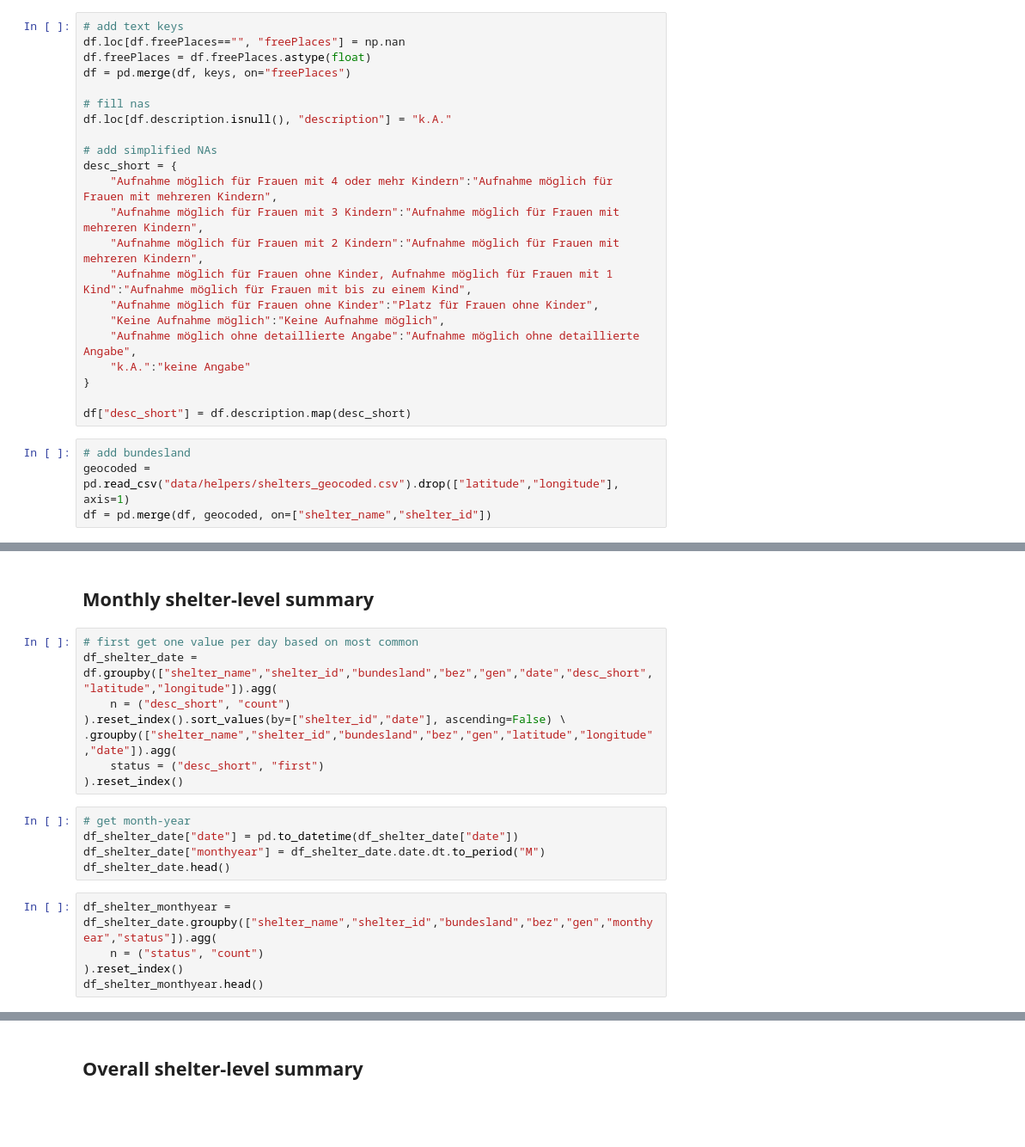
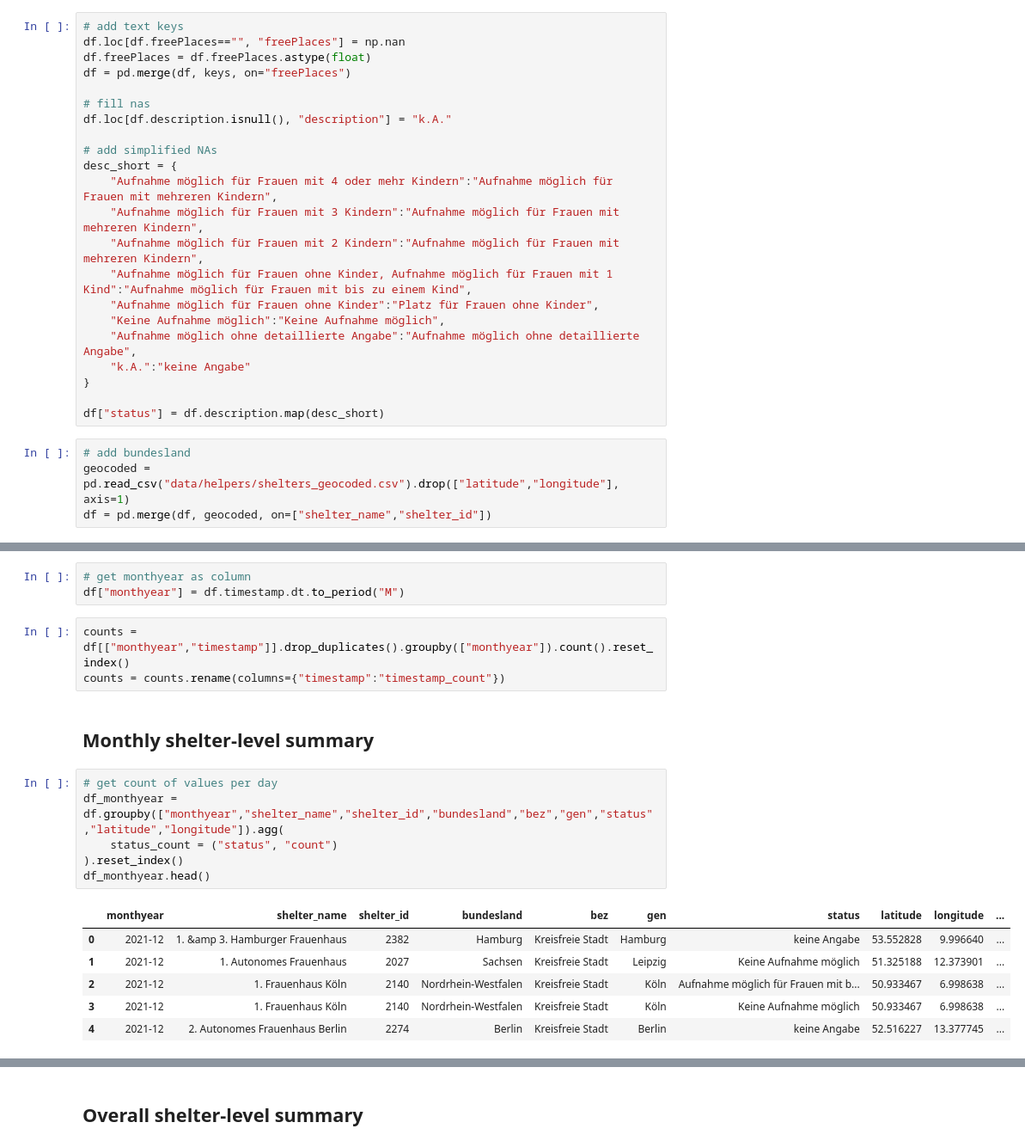
Before and after one commit to correctiv/frauenhaus-scraper, a Jupyter notebook: analysis.ipynb, the cells around one changed output, grey strips where cells are left out. Shown: that part at 86% size. Saved outputs shown, nothing was run; the diff lists cells and outputs as text; blank space fills up the shorter version.

```diff
--- a/analysis.ipynb
+++ b/analysis.ipynb
@@ -57,7 +55,7 @@ desc_short = {
     "k.A.":"keine Angabe"
 }
 
-df["desc_short"] = df.description.map(desc_short)
+df["status"] = df.description.map(desc_short)
 # %%
 # add bundesland
 geocoded = pd.read_csv("data/helpers/shelters_geocoded.csv").drop(["latitude","longitude"], axis=1)
@@ -67,22 +63,23 @@ df.head()
+# %%
+# get monthyear as column
+df["monthyear"] = df.timestamp.dt.to_period("M")
+# %%
+counts = df[["monthyear","timestamp"]].drop_duplicates().groupby(["monthyear"]).count().reset_index()
+counts = counts.rename(columns={"timestamp":"timestamp_count"})
 # %% [markdown]
 ## Monthly shelter-level summary
-# %%
-# first get one value per day based on most common
-df_shelter_date = df.groupby(["shelter_name","shelter_id","bundesland","bez","gen","date","desc_short","latitude","longitude"]).agg(
-    n = ("desc_short", "count")
-).reset_index().sort_values(by=["shelter_id","date"], ascending=False) \
-.groupby(["shelter_name","shelter_id","bundesland","bez","gen","latitude","longitude","date"]).agg(
-    status = ("desc_short", "first")
-).reset_index()
-# %%
-# get month-year
-df_shelter_date["date"] = pd.to_datetime(df_shelter_date["date"])
-df_shelter_date["monthyear"] = df_shelter_date.date.dt.to_period("M")
-df_shelter_date.head()
-# %%
-df_shelter_monthyear = df_shelter_date.groupby(["shelter_name","shelter_id","bundesland","bez","gen","monthyear","status"]).agg(
-    n = ("status", "count")
-).reset_index()
-df_shelter_monthyear.head()
+# %%
+# get count of values per day
+df_monthyear = df.groupby(["monthyear","shelter_name","shelter_id","bundesland","bez","gen","status","latitude","longitude"]).agg(
+    status_count = ("status", "count")
+).reset_index()
+df_monthyear.head()
+# %% [output]
+|  | monthyear | shelter_name | shelter_id | bundesland | bez | gen | status | latitude | longitude | ... |
+| 0 | 2021-12 | 1. &amp 3. Hamburger Frauenhaus | 2382 | Hamburg | Kreisfreie Stadt | Hamburg | keine Angabe | 53.552828 | 9.996640 | ... |
+| 1 | 2021-12 | 1. Autonomes Frauenhaus | 2027 | Sachsen | Kreisfreie Stadt | Leipzig | Keine Aufnahme möglich | 51.325188 | 12.373901 | ... |
+| 2 | 2021-12 | 1. Frauenhaus Köln | 2140 | Nordrhein-Westfalen | Kreisfreie Stadt | Köln | Aufnahme möglich für Frauen mit b... | 50.933467 | 6.998638 | ... |
+| 3 | 2021-12 | 1. Frauenhaus Köln | 2140 | Nordrhein-Westfalen | Kreisfreie Stadt | Köln | Keine Aufnahme möglich | 50.933467 | 6.998638 | ... |
+| 4 | 2021-12 | 2. Autonomes Frauenhaus Berlin | 2274 | Berlin | Kreisfreie Stadt | Berlin | keine Angabe | 52.516227 | 13.377745 | ... |
 # %%
 # pivot to wide and fill values
```
Also changed, not shown: parts of 22 cells of this notebook, 6 other files.
